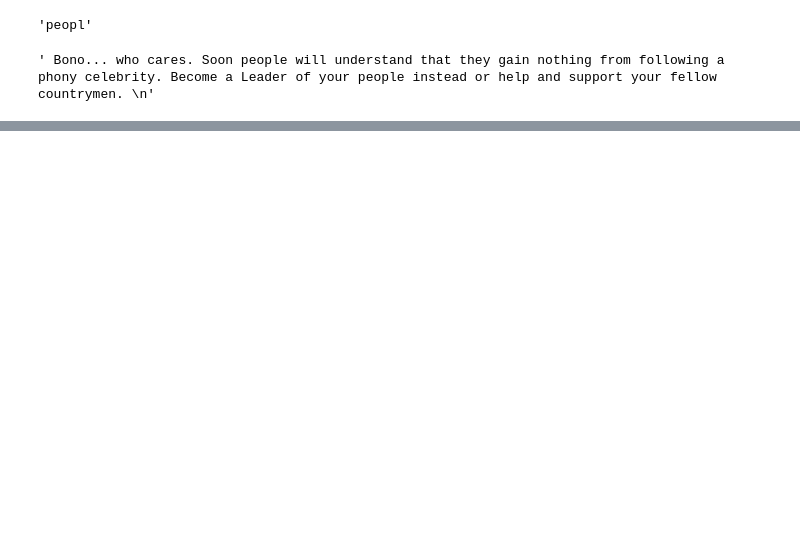
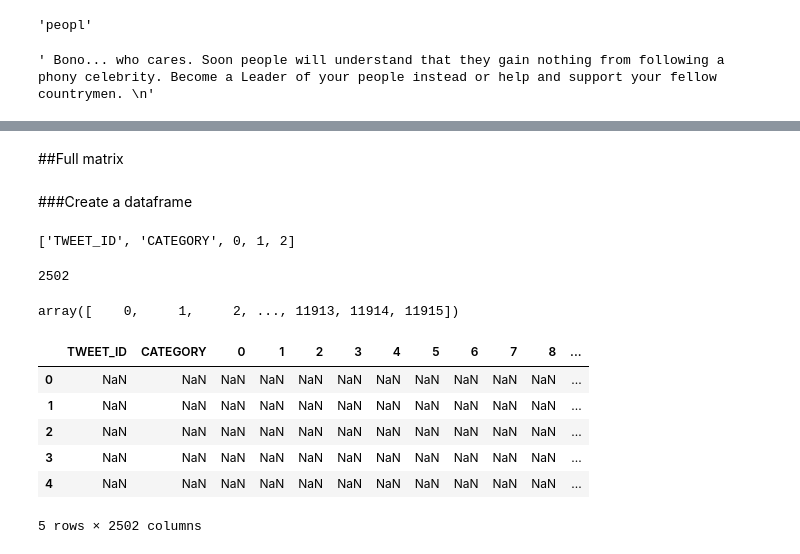
Before and after one commit to prawizard/CE888_Repo, a Jupyter notebook: Project/TweetEval_Project2.ipynb, the cells around one changed output, grey strips where cells are left out. Drawn from its saved outputs; the diff is of its cells as text; code cells hidden in the pictures; blank space fills up the shorter version.

```diff
--- a/Project/TweetEval_Project2.ipynb
+++ b/Project/TweetEval_Project2.ipynb
@@ -397,0 +404,3 @@ df.TWEET[1]
+# %%
+sparse_train_data=train_grouped.to_numpy()
+sparse_train_data[:5]
@@ -401,0 +429,29 @@ train_grouped.shape
+# %% [markdown]
+##Full matrix
+# %% [markdown]
+###Create a dataframe
+# %%
+column_names=['TWEET_ID']+['CATEGORY']+list(range(0,VOCAB_SIZE))
+column_names[:5]
+# %% [output]
+['TWEET_ID', 'CATEGORY', 0, 1, 2]
+# %%
+len(column_names)
+# %% [output]
+2502
+# %%
+index_names=np.unique(sparse_train_data[:,0])
+index_names
+# %% [output]
+array([    0,     1,     2, ..., 11913, 11914, 11915])
+# %%
+full_train_data=pd.DataFrame(index=index_names, columns=column_names)
+full_train_data.head()
+# %% [output]
+|  | TWEET_ID | CATEGORY | 0 | 1 | 2 | 3 | 4 | 5 | 6 | 7 | 8 | ... |
+| 0 | NaN | NaN | NaN | NaN | NaN | NaN | NaN | NaN | NaN | NaN | NaN | ... |
+| 1 | NaN | NaN | NaN | NaN | NaN | NaN | NaN | NaN | NaN | NaN | NaN | ... |
+| 2 | NaN | NaN | NaN | NaN | NaN | NaN | NaN | NaN | NaN | NaN | NaN | ... |
+| 3 | NaN | NaN | NaN | NaN | NaN | NaN | NaN | NaN | NaN | NaN | NaN | ... |
+| 4 | NaN | NaN | NaN | NaN | NaN | NaN | NaN | NaN | NaN | NaN | NaN | ... |
+5 rows × 2502 columns
```
Also changed, not shown: parts of 19 cells of this notebook.
